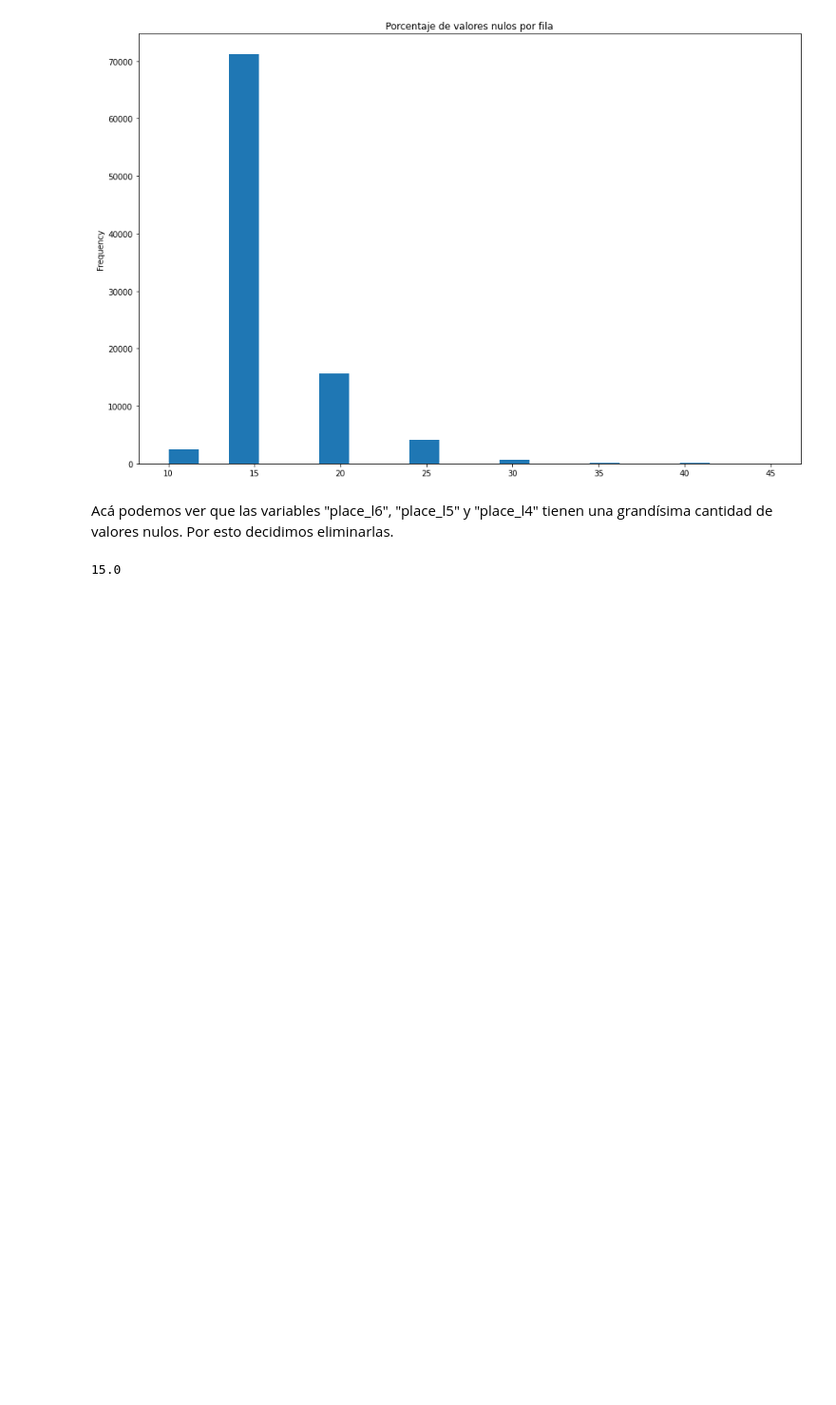
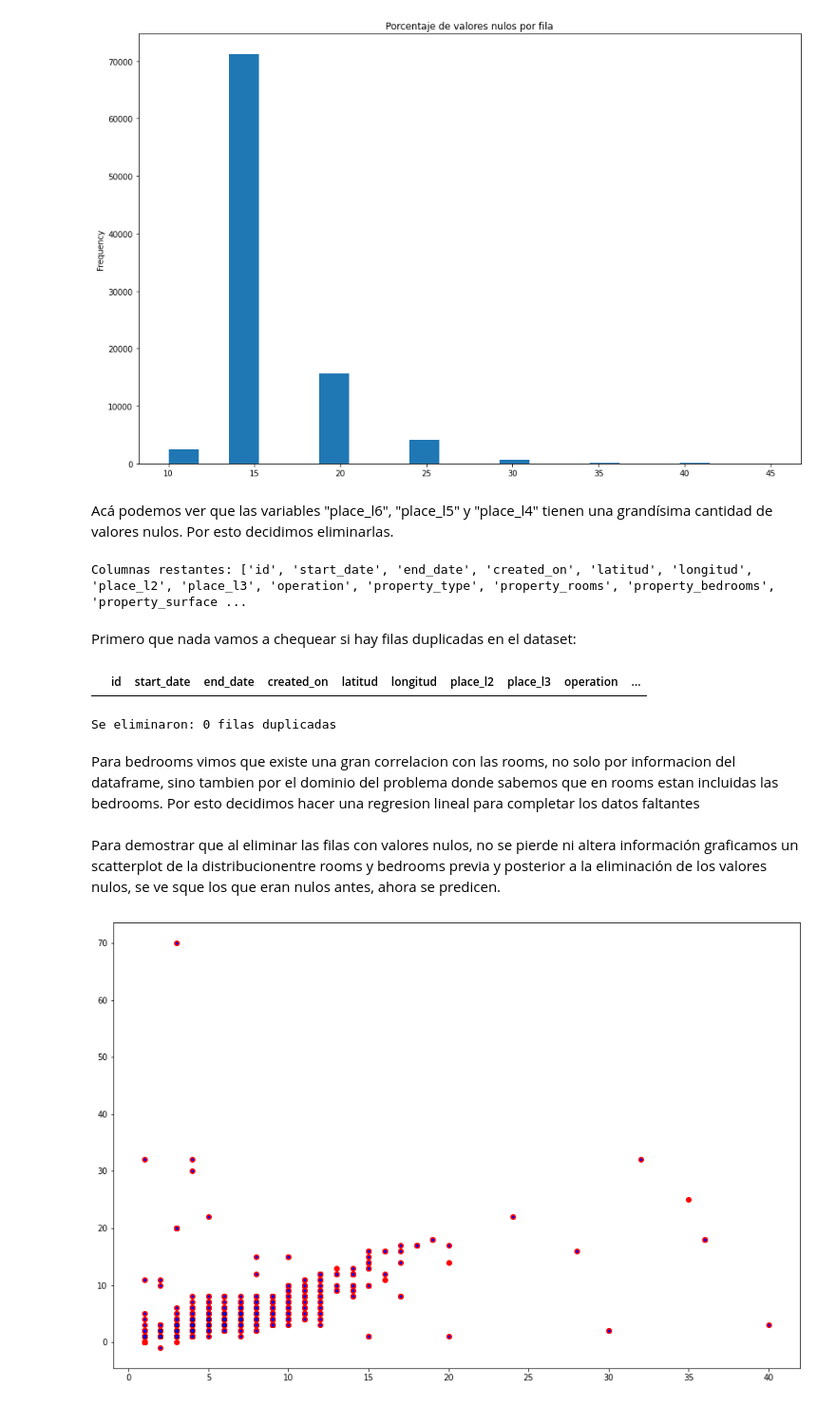
Before and after one commit to franjuarez/7506R-2C2022-GRUPO21, a Jupyter notebook: 7506R_TP1_GRUPO21_ENTREGA.ipynb, the cells around one changed output. Shown at 95% size. Drawn from its saved outputs; the diff is of its cells as text; code cells hidden in the pictures; blank space fills up the shorter version.

Commit message:
terminada regresion lineal

```diff
--- a/7506R_TP1_GRUPO21_ENTREGA.ipynb
+++ b/7506R_TP1_GRUPO21_ENTREGA.ipynb
@@ -25,0 +21,5 @@ ds_propiedades.shape
+# %%
+ #Importamos el dataset del drive de la materia
+url='https://drive.google.com/uc?id=1wScqb_M8lq3yL3ZfSZvnLyZbh4ImI7dI'
+ds_propiedades_csv = pd.read_csv(url)
+ds_propiedades_csv.shape
@@ -26,3 +28,5 @@ ds_propiedades.shape
+# %%
+ds_propiedades = ds_propiedades_csv.copy()
 # %% [markdown]
 Listamos las columnas para ver que tenemos
 # %%
@@ -287,10 +302,55 @@ plt.show()
 # %% [markdown]
 Acá podemos ver que las variables "place_l6", "place_l5" y "place_l4" tienen una grandísima cantidad de valores nulos. Por esto decidimos eliminarlas.
 # %%
-# columnas_eliminar_NANs=["place_l6", "place_l5", "place_l4"]
-# ds_propiedades.drop(columnas_eliminar_NANs, axis='columns', inplace=True)
-# print(f'Columnas restantes: {ds_propiedades.columns.tolist()}')
+columnas_eliminar_NANs=["place_l6", "place_l5", "place_l4"]
+ds_propiedades.drop(columnas_eliminar_NANs, axis='columns', inplace=True)
+print(f'Columnas restantes: {ds_propiedades.columns.tolist()}')
+# %% [output]
+Columnas restantes: ['id', 'start_date', 'end_date', 'created_on', 'latitud', 'longitud', 'place_l2', 'place_l3', 'operation', 'property_type', 'property_rooms', 'property_bedrooms', 'property_surface ...
-# %%
-df_nulos_filas[25]
-# %% [output]
-15.0
+# %% [markdown]
+Primero que nada vamos a chequear si hay filas duplicadas en el dataset:
+# %%
+ds_propiedades[ds_propiedades.duplicated()]
+# %% [output]
+|  | id | start_date | end_date | created_on | latitud | longitud | place_l2 | place_l3 | operation | ... |
+# %%
+size_antes = len(ds_propiedades)
+ds_filtrado = ds_propiedades.drop_duplicates()
+size_despues = len(ds_filtrado)
+print(f'Se eliminaron: {size_antes-size_despues} filas duplicadas')
+# %% [output]
+Se eliminaron: 0 filas duplicadas
+# %% [markdown]
+Para bedrooms vimos que existe una gran correlacion con las rooms, no solo por informacion del dataframe, sino tambien por el dominio del problema donde sabemos que en rooms estan incluidas las bedrooms. Por esto decidimos hacer una regresion lineal para completar los datos faltantes
+# %%
+from matplotlib.pyplot import plot
+from sklearn.linear_model import LinearRegression
+
+from sklearn.model_selection import train_test_split
+from sklearn.metrics import mean_squared_error, r2_score
+from sklearn.experimental import enable_iterative_imputer
+from sklearn.impute import IterativeImputer
+
+#Hacemos una regresion lineal para predecir los valores nulos de property_bedrooms
+bedrooms_y_rooms_por_depto = ds_propiedades[['property_bedrooms', 'property_rooms', 'property_price']].copy()
+
+lr = LinearRegression()
+imp = IterativeImputer(estimator=lr, missing_values=np.nan, max_iter=20, verbose=0, random_state=0)
+
+bedrooms_y_rooms_por_depto_completo = imp.fit_transform(bedrooms_y_rooms_por_depto) #SI SE ROMPE TODO ACA VA UN COPY
+
+bedrooms_y_rooms_por_depto_completo = pd.DataFrame(bedrooms_y_rooms_por_depto_completo, columns=['property_bedrooms', 'property_rooms', 'property_price'])
+
+bedrooms_y_rooms_por_depto_completo['property_rooms'] = bedrooms_y_rooms_por_depto_completo['property_rooms'].astype(int)
+bedrooms_y_rooms_por_depto_completo['property_bedrooms'] = bedrooms_y_rooms_por_depto_completo['property_bedrooms'].astype(int)
+# %% [markdown]
+Para demostrar que al eliminar las filas con valores nulos, no se pierde ni altera información graficamos  un scatterplot de la distribucionentre rooms y bedrooms previa y posterior a la eliminación de los valores nulos, se ve sque los que eran nulos antes, ahora se predicen.
+# %%
+plt.figure(figsize=(15, 10))
+plt.scatter(x=bedrooms_y_rooms_por_depto_completo['property_rooms'], y=bedrooms_y_rooms_por_depto_completo['property_bedrooms'], color='red')
+plt.scatter(x=bedrooms_y_rooms_por_depto['property_rooms'], y=bedrooms_y_rooms_por_depto['property_bedrooms'], color="blue", s=5.0)
+
+plt.show()
+#BUSCAR MEJOR GRAFICO
+# %% [output]
+[figure, added]
```
Also changed, not shown: parts of 5 cells of this notebook.
